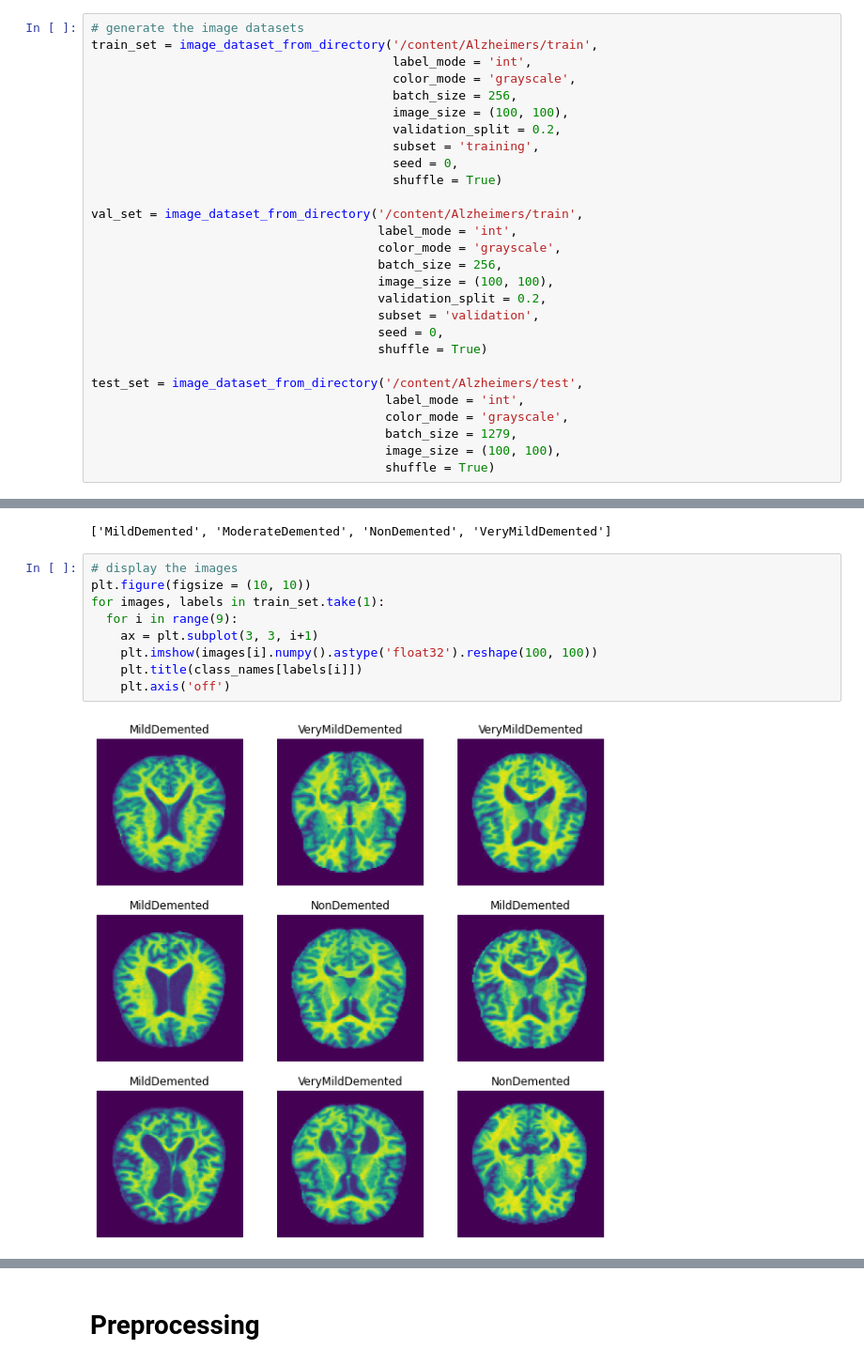
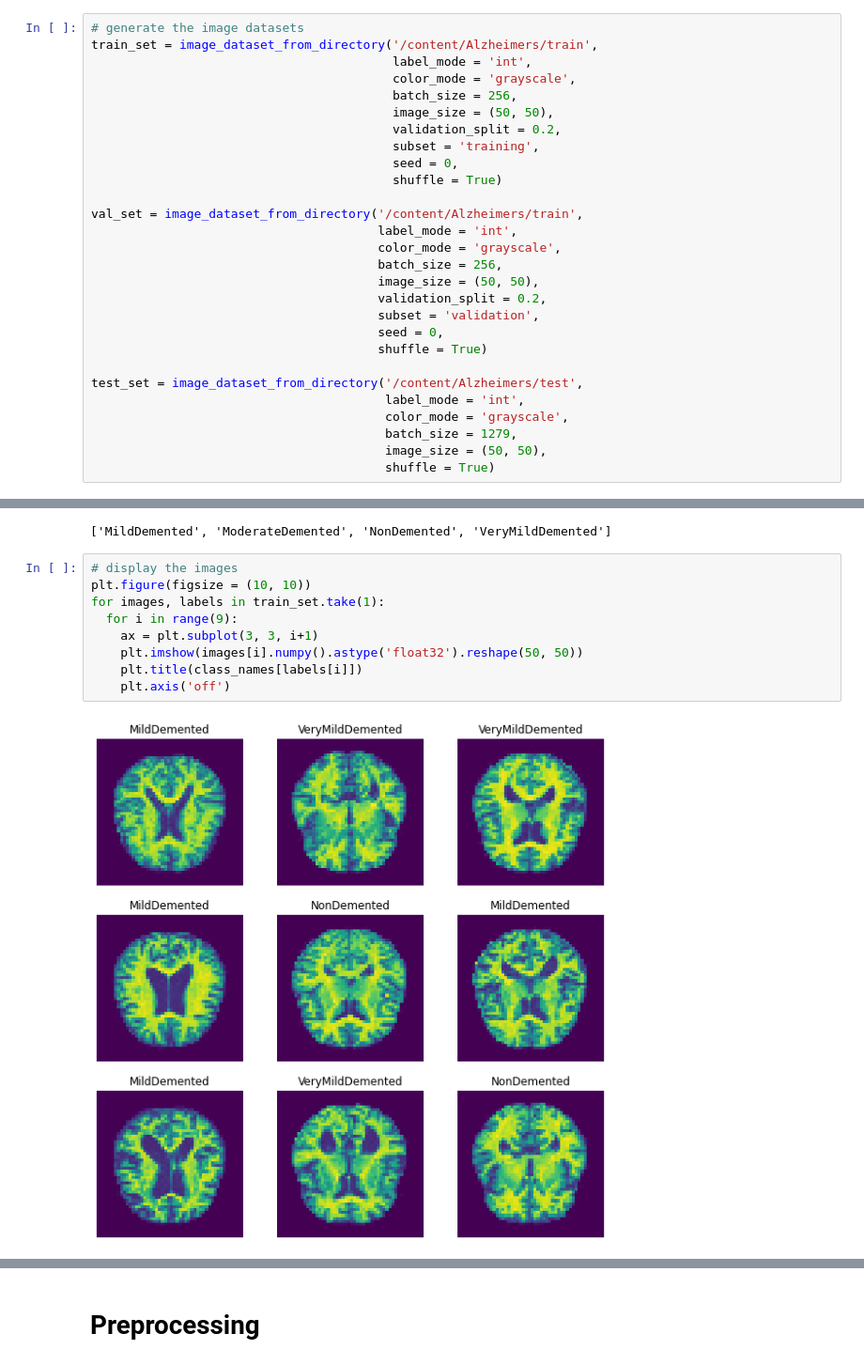
Before and after one commit to KnzMcn/Attempts-At-Learning-CNN, a Jupyter notebook: cnn_with_shuffle.ipynb, the cells around one changed output, grey strips where cells are left out. Shown at 94% size. Saved outputs shown, nothing was run; the diff lists cells and outputs as text.

```diff
--- a/cnn_with_shuffle.ipynb
+++ b/cnn_with_shuffle.ipynb
@@ -37,7 +37,7 @@ train_set = image_dataset_from_directory('/content/Alzheimers/train',
                                          label_mode = 'int',
                                          color_mode = 'grayscale',
                                          batch_size = 256,
-                                         image_size = (100, 100),
+                                         image_size = (50, 50),
                                          validation_split = 0.2,
                                          subset = 'training',
                                          seed = 0,
@@ -47,7 +47,7 @@ val_set = image_dataset_from_directory('/content/Alzheimers/train',
                                        label_mode = 'int',
                                        color_mode = 'grayscale',
                                        batch_size = 256,
-                                       image_size = (100, 100),
+                                       image_size = (50, 50),
                                        validation_split = 0.2,
                                        subset = 'validation',
                                        seed = 0,
@@ -57,7 +57,7 @@ test_set = image_dataset_from_directory('/content/Alzheimers/test',
                                         label_mode = 'int',
                                         color_mode = 'grayscale',
                                         batch_size = 1279,
-                                        image_size = (100, 100),
+                                        image_size = (50, 50),
                                         shuffle = True)
 # %% [output]
 Found 5121 files belonging to 4 classes.
@@ -74,14 +74,14 @@ class_names
 # %%
 # display the images
 plt.figure(figsize = (10, 10))
 for images, labels in train_set.take(1):
   for i in range(9):
     ax = plt.subplot(3, 3, i+1)
-    plt.imshow(images[i].numpy().astype('float32').reshape(100, 100))
+    plt.imshow(images[i].numpy().astype('float32').reshape(50, 50))
     plt.title(class_names[labels[i]])
     plt.axis('off')
 # %% [output]
-[figure, old version]
+[figure, new version]
 # %%
 # retrive the batches and labels of the train and test set
 for batch, labels in train_set:
```
Also changed, not shown: parts of 11 cells of this notebook.
